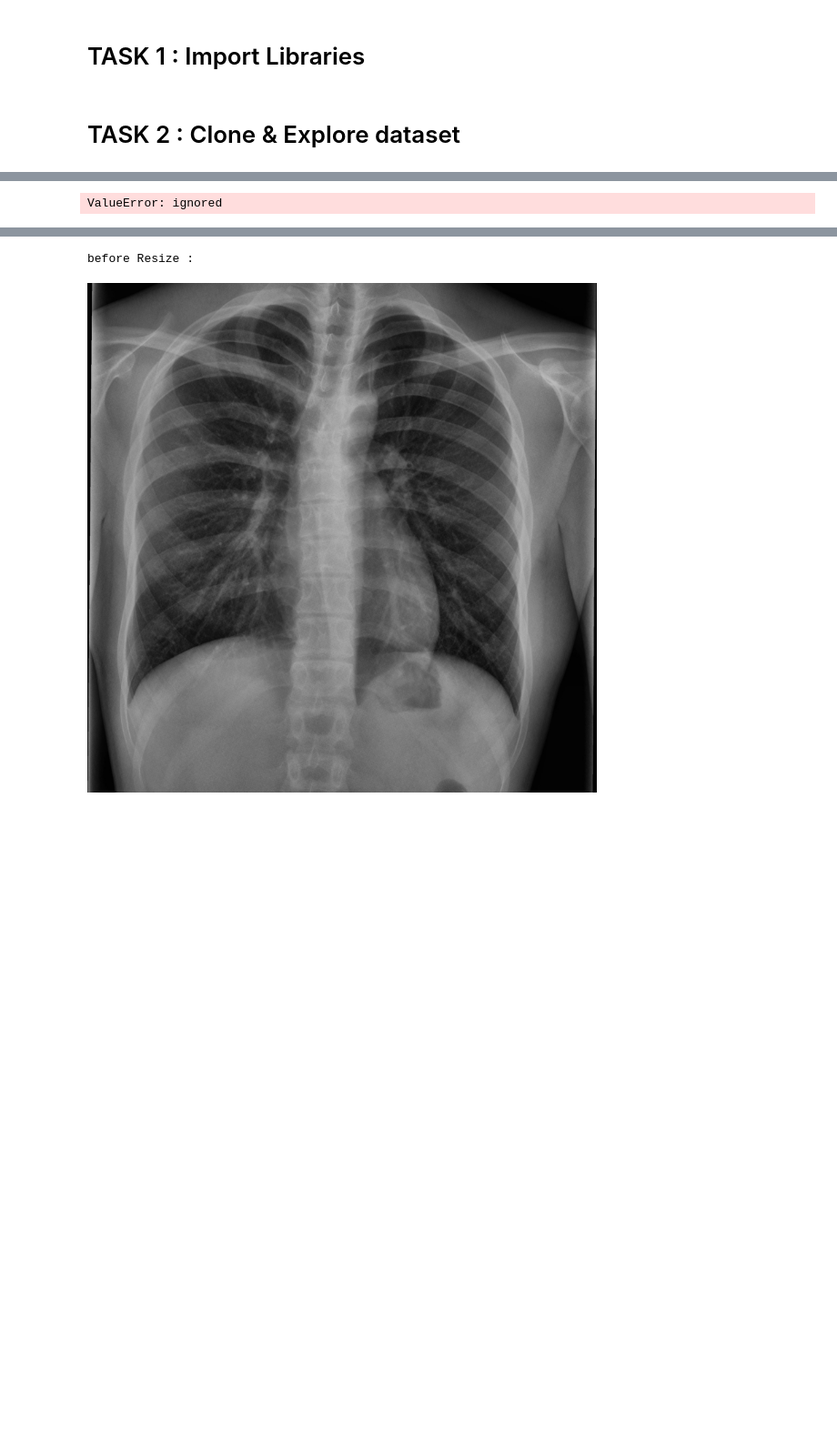
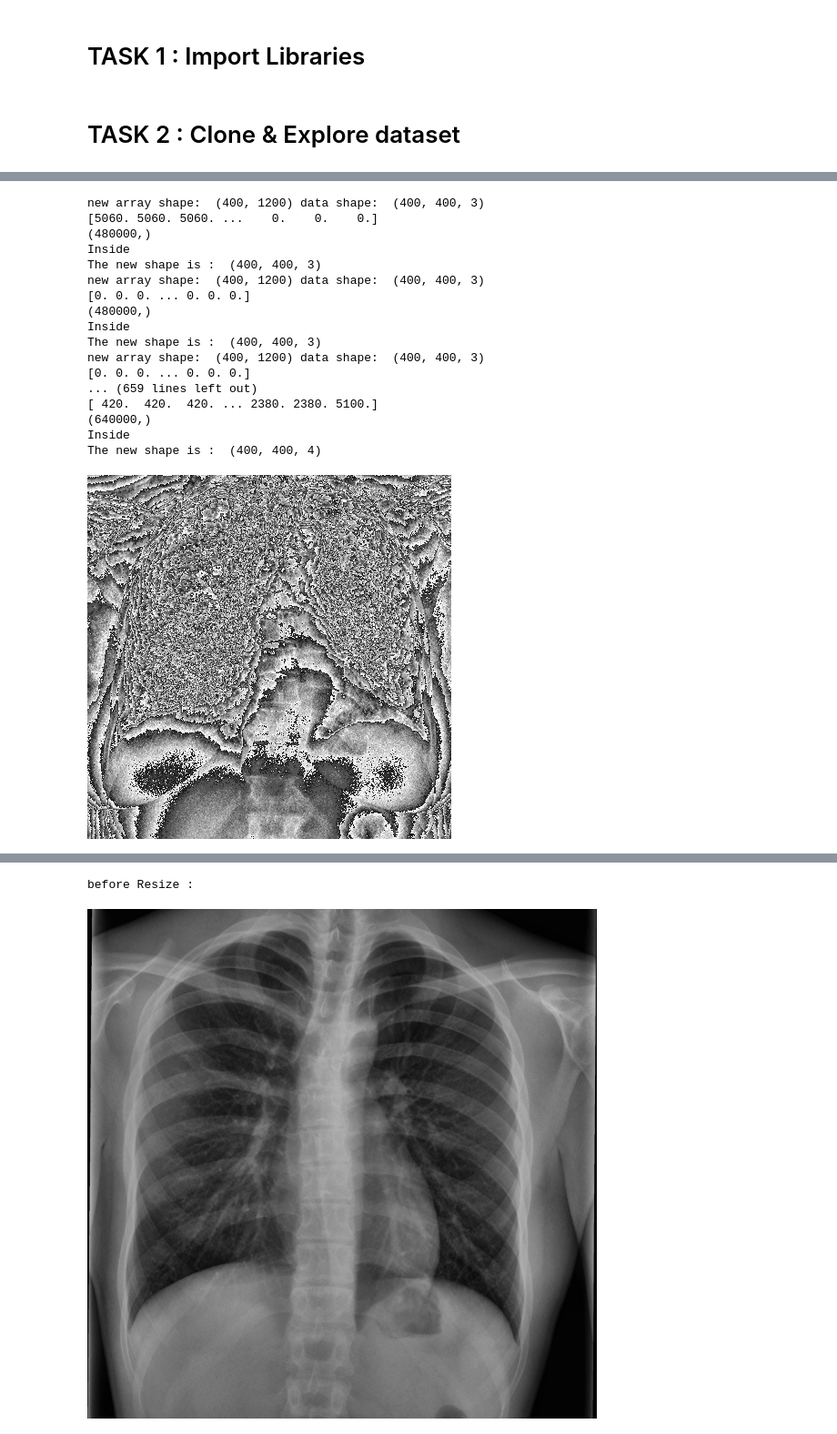
Before and after one commit to PradeepKumarM30/practiceAndLearn, a Jupyter notebook: transferlearning/stepdrageffnetmilestone1.ipynb, the cells around one changed output, grey strips where cells are left out. Shown at 91% size. Saved outputs shown, nothing was run; the diff lists cells and outputs as text; code cells hidden in the pictures; blank space fills up the shorter version.

```diff
--- a/transferlearning/stepdrageffnetmilestone1.ipynb
+++ b/transferlearning/stepdrageffnetmilestone1.ipynb
@@ -71,61 +71,112 @@ import numpy
 directory = train_covid_dir
 length_train_covid = len(train_covid_names)
 max = 0
-new_array = np.zeros((400,1600),dtype = np.uint8)
+
 #np_main_array = np.empty((length_train_covid,),dtype = np.uint8)
 np_main_array = [[]]
 count = 0
 index = 0
+flag = False
 master_list = []
 
 # iterate over files in
 # that directory
 for filename in os.listdir(directory):
-    image = os.path.join(directory, filename)
+    image_file = os.path.join(directory, filename)
     # checking if it is a file
-    if os.path.isfile(image):
+    if os.path.isfile(image_file):
         #print(image)
-        image = Image.open(image)
+        image = Image.open(image_file)
         new_image = image.resize((400,400),)
         data = asarray(new_image)
-
+        new_array = np.zeros((400,1600),dtype = np.uint8)
         if(data.ndim == 3 and data.shape[2] == 3):
           new_array = np.zeros((400,1200),dtype = np.uint8)
           print("new array shape: ",new_array.shape,"data shape: ",data.shape)
           new_array += data.reshape(data.shape[0],data.shape[1]*data.shape[2])
+          dimension_product = data.shape[0]*data.shape[1]*data.shape[2]
         elif(data.ndim == 3 and data.shape[2] == 4):
           new_array = np.zeros((400,1600),dtype = np.uint8)
           new_array += data.reshape(data.shape[0],data.shape[1]*data.shape[2])
           temp_max = data.shape[1]
+          dimension_product = data.shape[0]*data.shape[1]*data.shape[2]
+        elif(data.ndim == 2):
+          new_array = np.zeros((160000),dtype = np.uint8)
+          new_array += data.reshape(data.shape[0]*data.shape[1])
+          dimension_product = data.shape[0]*data.shape[1]
+         # new_array = np.zeros((400,800),dtype = np.uint8)
+         # new_array += data.reshape(data.shape[0],data.shape[1]*data.shape[2])
+         # dimension_product = data.shape[0]*data.shape[1]*data.shape[2]
+        #elif(data.ndim == 1):
+        #  flag = True;
+
       #  if(count == 0):
       #    print("before flatten: ",data)
         #print(data.shape)
-        data = data.flatten()
+      #  data = data.flatten()
         new_array = new_array.flatten()
+
         if(new_array.shape[0] != 640000):
           new_array.resize(640000)
+        #new_array = new_array.astype(np.float64)
+      #  print("new array shape", new_array.shape(), " srd array shape", std_array.shape())
         new_array = new_array.astype(np.float64)
-      #  print("new array shape", new_array.shape(), " srd array shape", std_array.shape())
-        new_array -= std_array
-        print(new_array.shape)
-        new_array = new_array.resize(image.shape())
+        new_array *= 20
+        print(new_array)
+
+        new_array_dim_prod = new_array[0:dimension_product]
+        print(new_array_dim_prod.shape)
+        if(data.ndim == 3 ):
+          new_array_dim_prod = new_array_dim_prod.reshape(data.shape[0],data.shape[1],data.shape[2])
+          print("Inside")
+        elif(data.ndim == 2):
+          new_array_dim_prod = new_array_dim_prod.reshape(data.shape[0],data.shape[1])
+          print("Inside")
+
+        print("The new shape is : ",new_array_dim_prod.shape)
+        output_image = Image.fromarray(new_array_dim_prod.astype(np.uint8))
+        if(count == 150):
+          output_image.show()
+          display(output_image)
+
+
     #    if(count == 0):
     #      print("after flatten: ",data)
        # img_array = np.array(Image.open(image).resize((200,200)))
        # print(data.shape)
         #np_main_array = np.append(np_main_array,np.array(data),axis = 0)
         #np_main_array[,index] = data;
         #np_main_array.append([])
        # np_main_array[index].append(data)
         index = index + 1
         master_list.append(new_array)
   #      if(count <= 2):
   #        print("master list: ",master_list)
   #        print("array: ",np_main_array)
-  #      count = count + 1
+        count = count + 1
 
 
 
 print(len(master_list))
+
+
+print(flag)
 # %% [output]
-ValueError: ignored
+new array shape:  (400, 1200) data shape:  (400, 400, 3)
+[5060. 5060. 5060. ...    0.    0.    0.]
+(480000,)
+Inside
+The new shape is :  (400, 400, 3)
+new array shape:  (400, 1200) data shape:  (400, 400, 3)
+[0. 0. 0. ... 0. 0. 0.]
+(480000,)
+Inside
+The new shape is :  (400, 400, 3)
+new array shape:  (400, 1200) data shape:  (400, 400, 3)
+[0. 0. 0. ... 0. 0. 0.]
+... (659 lines left out)
+[ 420.  420.  420. ... 2380. 2380. 5100.]
+(640000,)
+Inside
+The new shape is :  (400, 400, 4)
+[figure, added]
```
Also changed, not shown: parts of 3 cells of this notebook.
